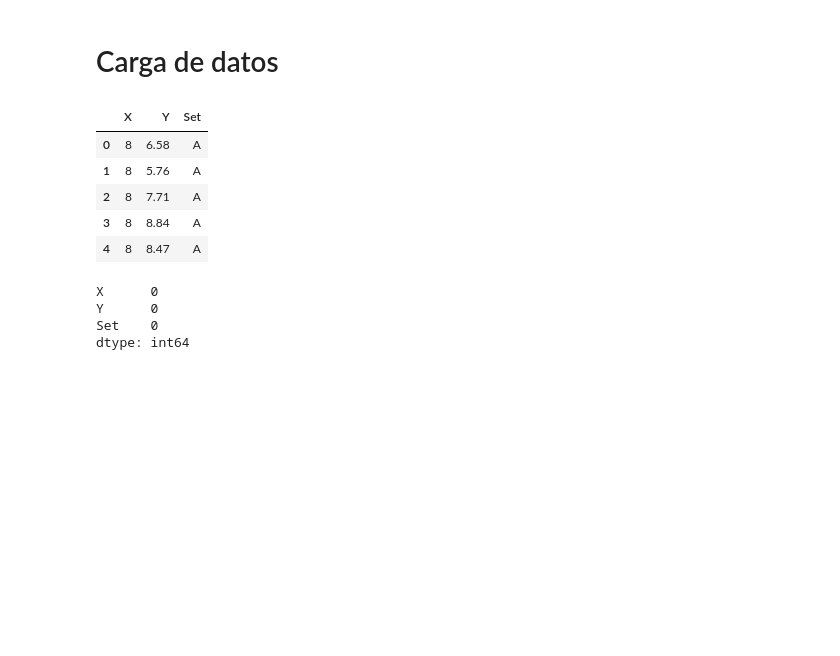
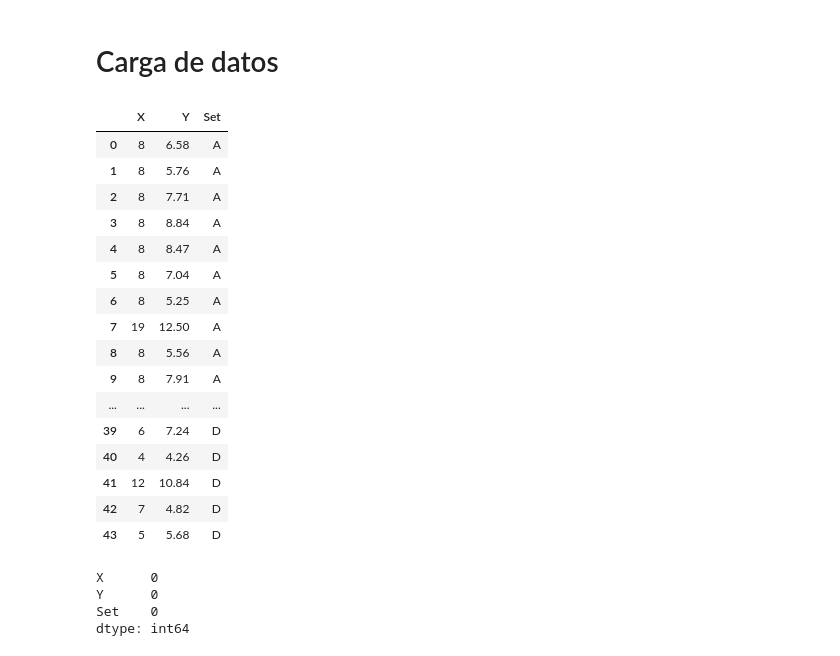
Before and after one commit to IIC2115/Syllabus, a Jupyter notebook: Ayudantias/Ayudantia 3/Ejercicios/E1.ipynb, the cells around one changed output. Cells and saved outputs as stored; diff of their text form; code cells hidden in the pictures; blank space fills up the shorter version.

```diff
--- a/Ayudantias/Ayudantia 3/Ejercicios/E1.ipynb
+++ b/Ayudantias/Ayudantia 3/Ejercicios/E1.ipynb
@@ -9,16 +9,27 @@ diego.herrerag00@uc.cl
 # %%
 import pandas as pd
 
 df = pd.read_csv("E1_data.csv")
 
-df.head()
+df
 # %% [output]
 |  | X | Y | Set |
 | 0 | 8 | 6.58 | A |
 | 1 | 8 | 5.76 | A |
 | 2 | 8 | 7.71 | A |
 | 3 | 8 | 8.84 | A |
 | 4 | 8 | 8.47 | A |
+| 5 | 8 | 7.04 | A |
+| 6 | 8 | 5.25 | A |
+| 7 | 19 | 12.50 | A |
+| 8 | 8 | 5.56 | A |
+| 9 | 8 | 7.91 | A |
+| ... | ... | ... | ... |
+| 39 | 6 | 7.24 | D |
+| 40 | 4 | 4.26 | D |
+| 41 | 12 | 10.84 | D |
+| 42 | 7 | 4.82 | D |
+| 43 | 5 | 5.68 | D |
 # %%
 # Primero, vemos si existen valores nulos en el DataFrame.
 df.isnull().sum()
```
Also changed, not shown: parts of 1 cell of this notebook, 4 other files.
